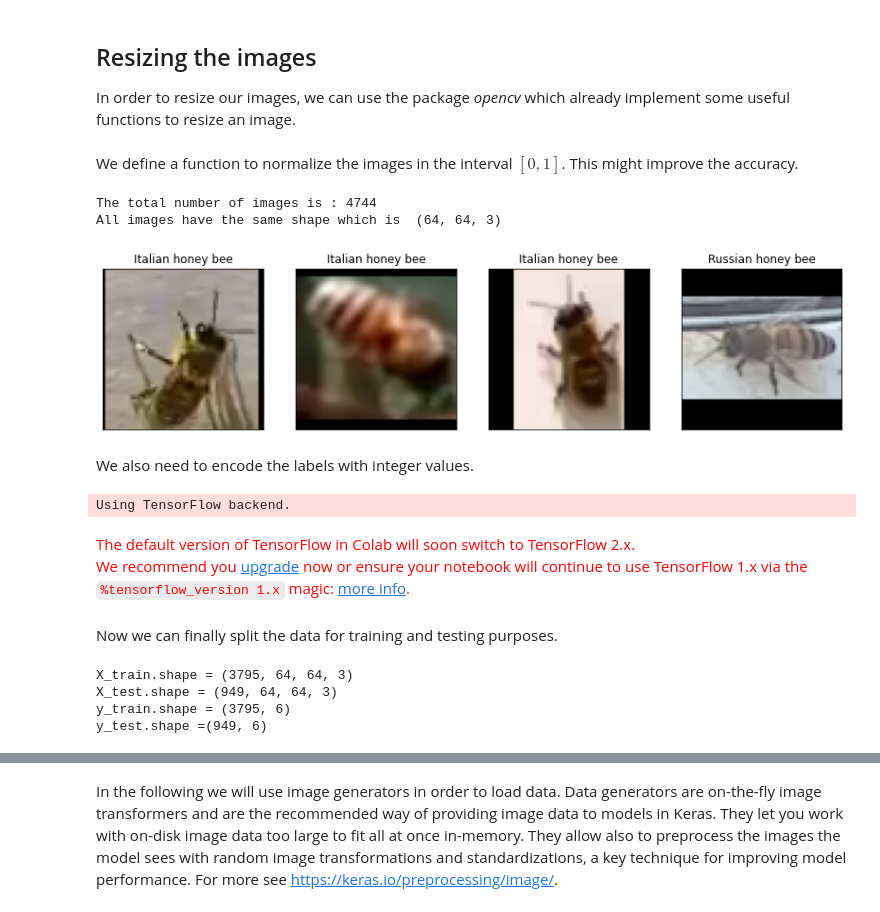
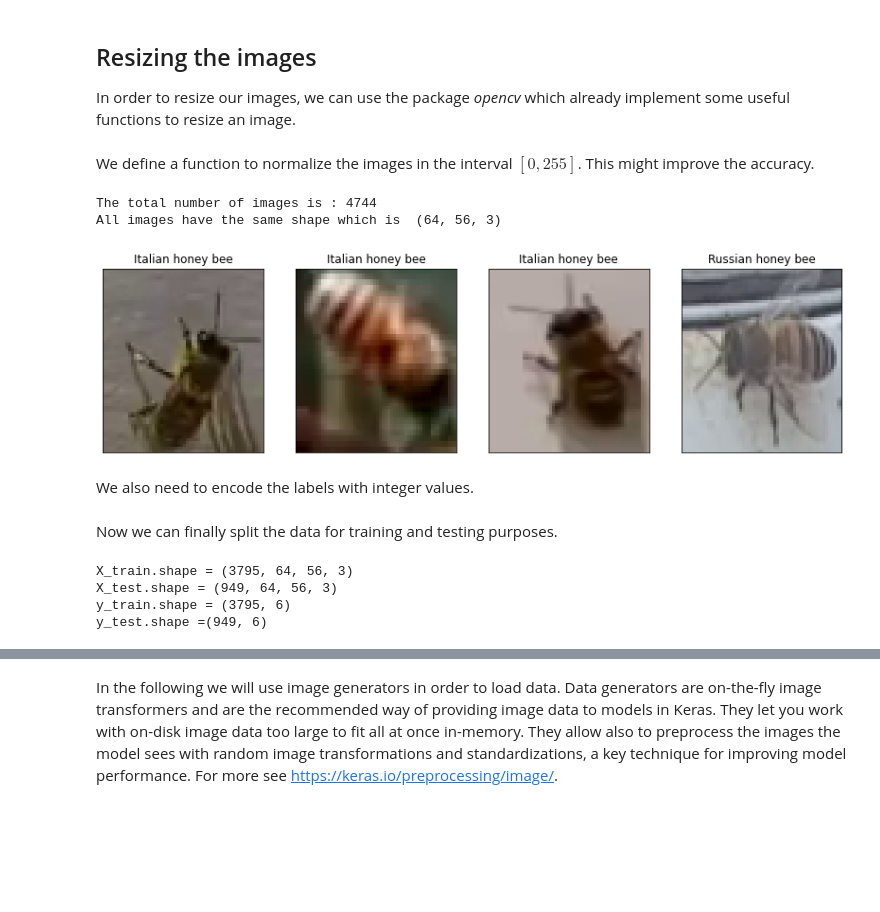
Before and after one commit to altrimentidetto/beeloving, a Jupyter notebook: Implementation/CNN_for_single_bee_recognition.ipynb, the cells around one changed output, grey strips where cells are left out. Cells and saved outputs as stored; diff of their text form; code cells hidden in the pictures; blank space fills up the shorter version.

```diff
--- a/Implementation/CNN_for_single_bee_recognition.ipynb
+++ b/Implementation/CNN_for_single_bee_recognition.ipynb
@@ -10,16 +10,20 @@ import seaborn as sns
 import cv2
 from copy import deepcopy
 from math import ceil
-
+from google.colab import drive
+import imageio
 colab = True
+user = "jean"
 # %%
-if colab:
-    from google.colab import drive
-    drive.mount('/content/gdrive')
+root_path = 'gdrive/My Drive/prime_project/data/'
+
+if user=="Francesco":
+  if colab:
     root_path = 'gdrive/My Drive/Colab Notebooks/prime_project/data/'
-else:
+  else:
     root_path = '../The BeeImage Dataset from Kaggle/'
 
+drive.mount('/content/gdrive')
 directory =  root_path+"/bee_imgs/"
 # %% [output]
 Drive already mounted at /content/gdrive; to attempt to forcibly remount, call drive.mount("/content/gdrive", force_remount=True).
@@ -211,7 +221,7 @@ def resize_images_stretching(images,new_shape):
     """
     resize the entire data set of images
         @input
-            - images: ndarray of shape=(n_images,) where each image if of shape (height,width,n_channel)
+            - images: ndarray of shape=(n_images,) where each image is of shape (height,width,n_channel)
             - new_shape : a tuple (height,width)
         @returns:
             an ndarray representing the reshaped image dataset
@@ -228,7 +238,7 @@ def resize_images_padding(images, desired_size=64):
     resize the entire data set of images with black padding
     in order to the aspect ratio
         @input
-            - images: ndarray of shape=(n_images,) where each image if of shape (height,width,n_channel)
+            - images: ndarray of shape=(n_images,) where each image is of shape (height,width,n_channel)
             - desired_size : an int
         @returns:
             an ndarray representing the reshaped image dataset
@@ -275,5 +277,28 @@ else:
+# %%
+black_padding = False
+def reshape_stretching_padding(images,ideal_height,ideal_width,nb_channels,black_padding):
+  """reshape the image data set using the dimenssions passed as argument
+  @input:
+   -images: ndarray of shape(n,hiegth,width,channels) representing the data set of images
+   -ideal_height: integer representing the height
+   -ideal_widht: integer representing the width
+   -nb_channels: integer representing the number of channels
+   -black_padding: boolean indicating wether to reshape using blackpadding or stretching
+
+  @return:
+  an ndarray of shape (n,ideal_heigth,ideal_width,nb_channels) representing the reshaped images
+  """
+
+  if black_padding:
+    new_shape = (ideal_height,ideal_height, 3)
+    reshaped_images = resize_images_padding(images,ideal_height)
+  else:
+    new_shape = (ideal_height,ideal_width, 3)
+    reshaped_images = resize_images_stretching(images,new_shape)
+  return reshaped_images,new_shape
+reshaped_images,new_shape = reshape_stretching_padding(images,ideal_height,ideal_width,3,black_padding)
 # %% [markdown]
-We define a function to normalize the images in the interval $[0, 1]$. This might improve the accuracy.
+We define a function to normalize the images in the interval $[0, 255]$. This might improve the accuracy.
 # %%
 def normalize_images(X):
     res = []
@@ -281,13 +306,13 @@ def normalize_images(X):
         res.append(cv2.normalize(X[i], 0, 255, norm_type=cv2.NORM_MINMAX))
     return np.array(res)
 # %%
-reshaped_images = normalize_images(reshaped_images)
+# reshaped_images = normalize_images(reshaped_images) # it's strange that normalizing mess the training process. we need to understand why ??
 dataset_statistics(reshaped_images)
 show_images(reshaped_images[::1200],list(df["subspecies"][::1200]))
 # %% [output]
 The total number of images is : 4744
-All images have the same shape which is  (64, 64, 3)
+All images have the same shape which is  (64, 56, 3)
-[figure, old version]
+[figure, new version]
 # %% [markdown]
 We also need to encode the labels with integer values.
 # %%
@@ -299,10 +324,6 @@ le = LabelEncoder()
 labels = df.subspecies.values
 encoded_labels = le.fit_transform(labels)
 y = to_categorical(encoded_labels)
-# %% [output]
-Using TensorFlow backend.
-The default version of TensorFlow in Colab will soon switch to TensorFlow 2.x.
-We recommend you upgrade now or ensure your notebook will continue to use TensorFlow 1.x via the %tensorflow_version 1.x magic: more info.
 # %% [markdown]
 Now we can finally split the data for training and testing purposes.
 # %%
@@ -311,7 +332,7 @@ X_train, X_test, Y_train, Y_test = train_test_split(reshaped_images, y, test_siz
 print("X_train.shape = {}\nX_test.shape = {}\ny_train.shape = {}\ny_test.shape ={}"
       .format(X_train.shape, X_test.shape, Y_train.shape, Y_test.shape))
 # %% [output]
-X_train.shape = (3795, 64, 64, 3)
-X_test.shape = (949, 64, 64, 3)
+X_train.shape = (3795, 64, 56, 3)
+X_test.shape = (949, 64, 56, 3)
 y_train.shape = (3795, 6)
 y_test.shape =(949, 6)
```
Also changed, not shown: parts of 70 cells of this notebook.
